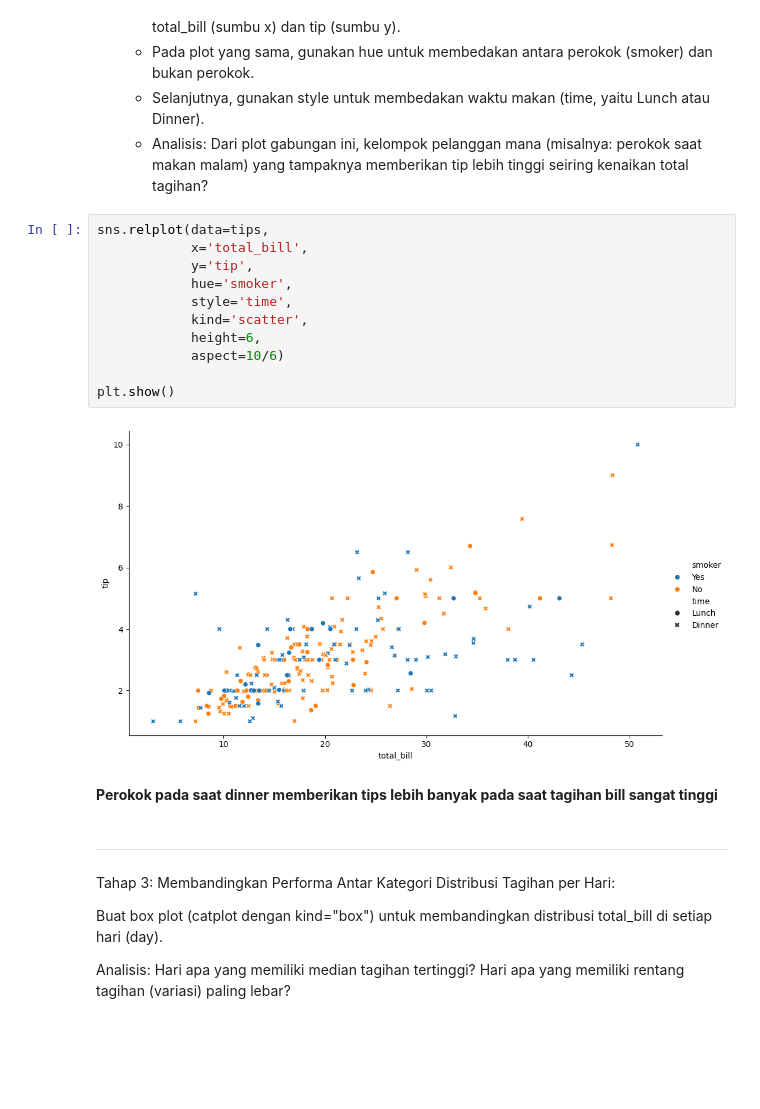
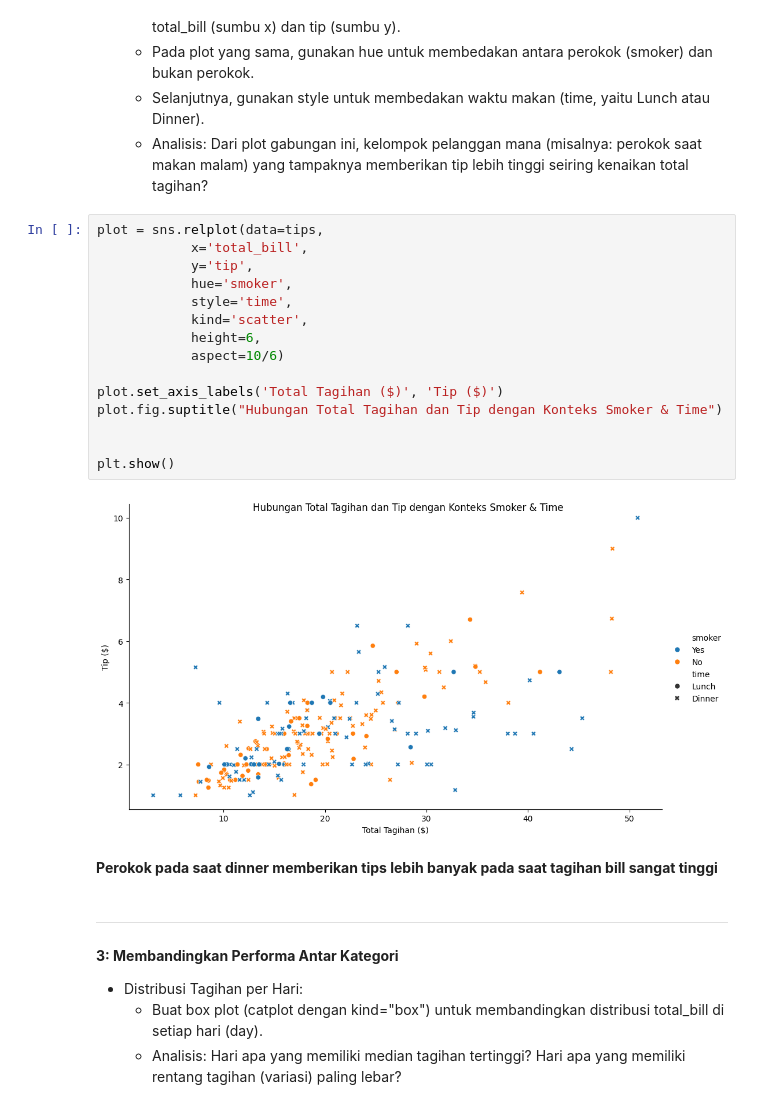
Before and after one commit to Aris0506/Python-Data-Analysis-Project-learning-journey, a Jupyter notebook: 00 mini project/07 Introduction to seaborn/analisis_eksplorasi_data_restoran.ipynb, the cells around one changed output. Cells and saved outputs as stored; diff of their text form; blank space fills up the shorter version.

```diff
--- a/00 mini project/07 Introduction to seaborn/analisis_eksplorasi_data_restoran.ipynb
+++ b/00 mini project/07 Introduction to seaborn/analisis_eksplorasi_data_restoran.ipynb
@@ -54,26 +57,29 @@ plt.show()
     - Selanjutnya, gunakan style untuk membedakan waktu makan (time, yaitu Lunch atau Dinner).
     - Analisis: Dari plot gabungan ini, kelompok pelanggan mana (misalnya: perokok saat makan malam) yang tampaknya memberikan tip lebih tinggi seiring kenaikan total tagihan?
 # %%
-sns.relplot(data=tips,
+plot = sns.relplot(data=tips,
             x='total_bill',
             y='tip',
             hue='smoker',
             style='time',
             kind='scatter',
             height=6,
             aspect=10/6)
 
+plot.set_axis_labels('Total Tagihan ($)', 'Tip ($)')
+plot.fig.suptitle("Hubungan Total Tagihan dan Tip dengan Konteks Smoker & Time")
+
+
 plt.show()
 # %% [output]
-[figure, old version]
+[figure, new version]
 # %% [markdown]
 **Perokok pada saat dinner memberikan tips lebih banyak pada saat tagihan bill sangat tinggi**
 # %% [markdown]
 ----
 
-Tahap 3: Membandingkan Performa Antar Kategori
-Distribusi Tagihan per Hari:
+**3: Membandingkan Performa Antar Kategori**
 
-Buat box plot (catplot dengan kind="box") untuk membandingkan distribusi total_bill di setiap hari (day).
-
-Analisis: Hari apa yang memiliki median tagihan tertinggi? Hari apa yang memiliki rentang tagihan (variasi) paling lebar?
+- Distribusi Tagihan per Hari:
+    - Buat box plot (catplot dengan kind="box") untuk membandingkan distribusi total_bill di setiap hari (day).
+    - Analisis: Hari apa yang memiliki median tagihan tertinggi? Hari apa yang memiliki rentang tagihan (variasi) paling lebar?
```
Also changed, not shown: parts of 6 cells of this notebook, 2 other files.
